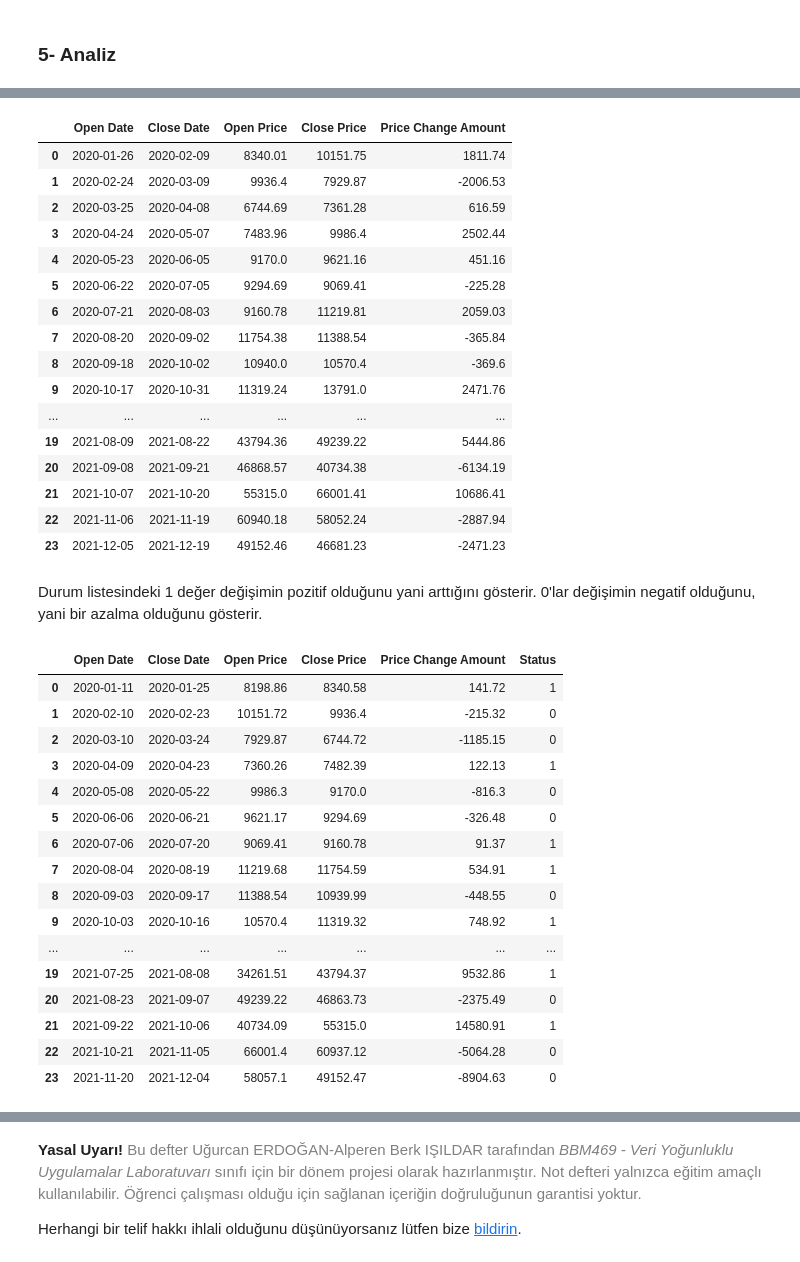
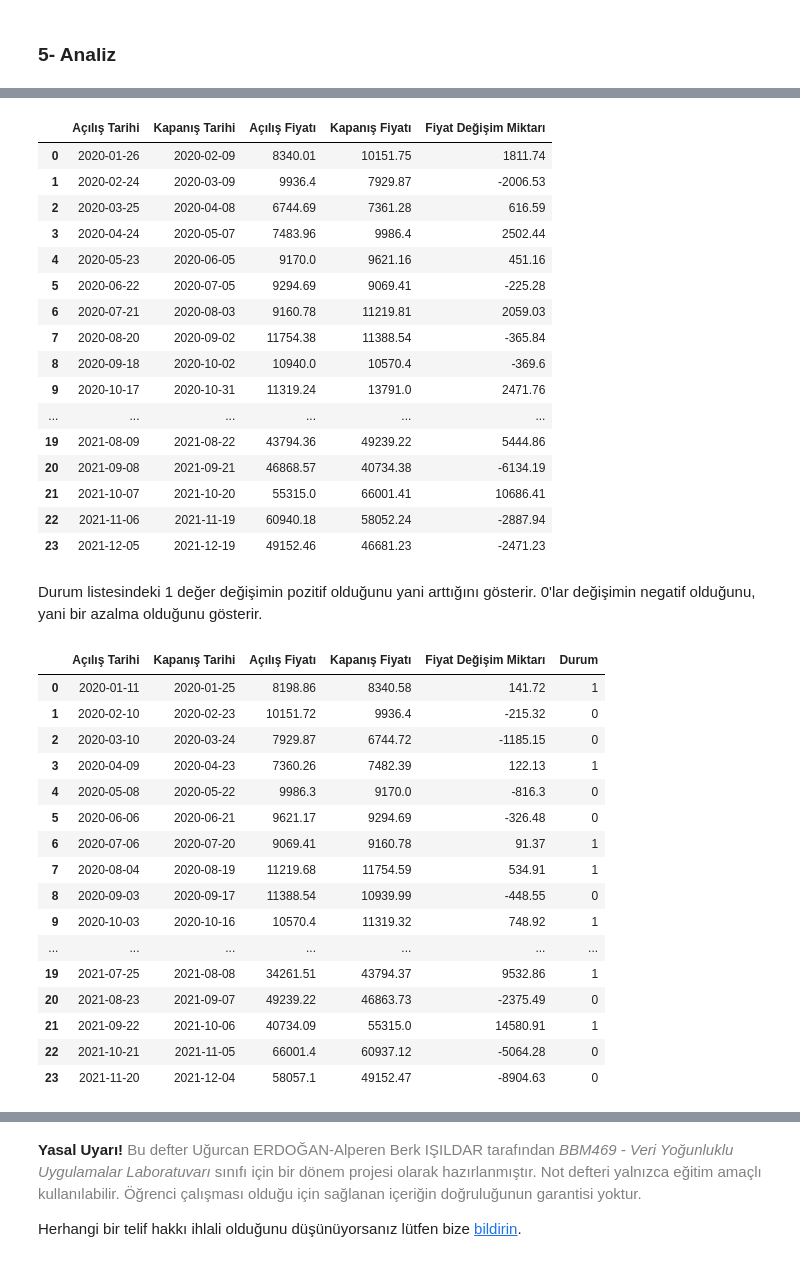
Before and after one commit to ugurcanerdogan/Effects-of-Moon-Cycles-on-Cryptocurrencies, a Jupyter notebook: dscp_tr.ipynb, the cells around one changed output, grey strips where cells are left out. Saved outputs shown, nothing was run; the diff lists cells and outputs as text; code cells hidden in the pictures.

```diff
--- a/dscp_tr.ipynb
+++ b/dscp_tr.ipynb
@@ -297,27 +306,27 @@ kapanis_tarihleri = []
 # BTC Fiyatı veri çerçevesinden tüm dolunay evresi aralıklarını ve diğer bilgileri seçme.
 for i in range(dolunay_evresi_verileri.shape[0]):
     for j in range(ozet_veri_cercevesi.shape[0]):
-        if dolunay_evresi_verileri.iloc[i]["Phase\'s Next Date"] == ozet_veri_cercevesi.iloc[j]["Open Time"]:
-            acilis_fiyati = ozet_veri_cercevesi.iloc[j]["Open"]
+        if dolunay_evresi_verileri.iloc[i]["Phase\'s Next Date"] == ozet_veri_cercevesi.iloc[j]["Açılış Tarihi"]:
+            acilis_fiyati = ozet_veri_cercevesi.iloc[j]["Açılış Fiyatı"]
             acilis_fiyatlari_listesi.append(acilis_fiyati)
             acilis_tarihleri.append(dolunay_evresi_verileri.iloc[i]["Phase\'s Next Date"])
 
 for i in range(dolunay_evresi_verileri.shape[0]):
     for j in range(ozet_veri_cercevesi.shape[0]):
-        if dolunay_evresi_verileri.iloc[i]["Next Phase\'s First Date"] == ozet_veri_cercevesi.iloc[j]["Close Time"]:
-            kapanis_fiyati = ozet_veri_cercevesi.iloc[j]["Close"]
+        if dolunay_evresi_verileri.iloc[i]["Next Phase\'s First Date"] == ozet_veri_cercevesi.iloc[j]["Kapanış Tarihi"]:
+            kapanis_fiyati = ozet_veri_cercevesi.iloc[j]["Kapanış Fiyatı"]
             kapanis_fiyatlari_listesi.append(kapanis_fiyati)
             kapanis_tarihleri.append(dolunay_evresi_verileri.iloc[i]["Next Phase\'s First Date"])
 # %%
 # Artış görülmesi beklenen tarih aralıklarının yer aldığı veri çerçevesini, doldurduğumuz listeler ile oluşturma.
 artmasi_beklenenlerin_veri_cercevesi = pd.DataFrame([acilis_tarihleri,kapanis_tarihleri,acilis_fiyatlari_listesi,kapanis_fiyatlari_listesi]).transpose()
-artmasi_beklenenlerin_veri_cercevesi.columns=['Open Date','Close Date','Open Price','Close Price']
+artmasi_beklenenlerin_veri_cercevesi.columns=['Açılış Tarihi','Kapanış Tarihi','Açılış Fiyatı','Kapanış Fiyatı']
 
 # Çıkarma işlemi ile fiyat değişim tutarının hesaplanması.
-artmasi_beklenenlerin_veri_cercevesi = pd.concat([artmasi_beklenenlerin_veri_cercevesi, artmasi_beklenenlerin_veri_cercevesi["Close Price"]-artmasi_beklenenlerin_veri_cercevesi["Open Price"]], axis=1, join='inner')
+artmasi_beklenenlerin_veri_cercevesi = pd.concat([artmasi_beklenenlerin_veri_cercevesi, artmasi_beklenenlerin_veri_cercevesi['Kapanış Fiyatı']-artmasi_beklenenlerin_veri_cercevesi['Açılış Fiyatı']], axis=1, join='inner')
 
 # Sütün isimlerini düzenleme.
-artmasi_beklenenlerin_veri_cercevesi.columns=['Open Date','Close Date','Open Price','Close Price', 'Price Change Amount']
+artmasi_beklenenlerin_veri_cercevesi.columns=['Açılış Tarihi','Kapanış Tarihi','Açılış Fiyatı','Kapanış Fiyatı', 'Fiyat Değişim Miktarı']
 
 artmasi_beklenenlerin_veri_cercevesi
 # %% [output]
@@ -348,31 +357,31 @@ kapanis_tarihleri = []
 # BTC Fiyatı veri çerçevesinden tüm yeni ay evresi aralıklarını ve diğer bilgileri seçme.
 for i in range(yeniay_evresi_verileri.shape[0]):
     for j in range(ozet_veri_cercevesi.shape[0]):
-        if yeniay_evresi_verileri.iloc[i]["Phase\'s Next Date"] == ozet_veri_cercevesi.iloc[j]["Open Time"]:
-            acilis_fiyati = ozet_veri_cercevesi.iloc[j]["Open"]
+        if yeniay_evresi_verileri.iloc[i]["Phase\'s Next Date"] == ozet_veri_cercevesi.iloc[j]["Açılış Tarihi"]:
+            acilis_fiyati = ozet_veri_cercevesi.iloc[j]["Açılış Fiyatı"]
             acilis_fiyatlari_listesi.append(acilis_fiyati)
             acilis_tarihleri.append(yeniay_evresi_verileri.iloc[i]["Phase\'s Next Date"])
 
 for i in range(yeniay_evresi_verileri.shape[0]):
     for j in range(ozet_veri_cercevesi.shape[0]):
-        if yeniay_evresi_verileri.iloc[i]["Next Phase\'s First Date"] == ozet_veri_cercevesi.iloc[j]["Close Time"]:
-            kapanis_fiyati = ozet_veri_cercevesi.iloc[j]["Close"]
+        if yeniay_evresi_verileri.iloc[i]["Next Phase\'s First Date"] == ozet_veri_cercevesi.iloc[j]["Kapanış Tarihi"]:
+            kapanis_fiyati = ozet_veri_cercevesi.iloc[j]["Kapanış Fiyatı"]
             kapanis_fiyatlari_listesi.append(kapanis_fiyati)
             kapanis_tarihleri.append(yeniay_evresi_verileri.iloc[i]["Next Phase\'s First Date"])
 # %%
 # Azalış görülmesi beklenen tarih aralıklarının yer aldığı veri çerçevesini, doldurduğumuz listeler ile oluşturma.
 azalmasi_beklenenlerin_veri_cercevesi = pd.DataFrame([acilis_tarihleri,kapanis_tarihleri,acilis_fiyatlari_listesi,kapanis_fiyatlari_listesi]).transpose()
-azalmasi_beklenenlerin_veri_cercevesi.columns=['Open Date','Close Date','Open Price','Close Price']
+azalmasi_beklenenlerin_veri_cercevesi.columns=['Açılış Tarihi','Kapanış Tarihi','Açılış Fiyatı','Kapanış Fiyatı']
 
 # Çıkarma işlemi ile fiyat değişim tutarının hesaplanması.
-azalmasi_beklenenlerin_veri_cercevesi = pd.concat([azalmasi_beklenenlerin_veri_cercevesi, azalmasi_beklenenlerin_veri_cercevesi["Close Price"]-azalmasi_beklenenlerin_veri_cercevesi["Open Price"]], axis=1, join='inner')
+azalmasi_beklenenlerin_veri_cercevesi = pd.concat([azalmasi_beklenenlerin_veri_cercevesi, azalmasi_beklenenlerin_veri_cercevesi['Kapanış Fiyatı']-azalmasi_beklenenlerin_veri_cercevesi['Açılış Fiyatı']], axis=1, join='inner')
 
 # Sütün isimlerini düzenleme.
-azalmasi_beklenenlerin_veri_cercevesi.columns=['Open Date','Close Date','Open Price','Close Price', 'Price Change Amount']
+azalmasi_beklenenlerin_veri_cercevesi.columns=['Açılış Tarihi','Kapanış Tarihi','Açılış Fiyatı','Kapanış Fiyatı', 'Fiyat Değişim Miktarı']
 
 azalmasi_beklenenlerin_veri_cercevesi
 # %% [output]
-|  | Open Date | Close Date | Open Price | Close Price | Price Change Amount |
+|  | Açılış Tarihi | Kapanış Tarihi | Açılış Fiyatı | Kapanış Fiyatı | Fiyat Değişim Miktarı |
 | 0 | 2020-01-26 | 2020-02-09 | 8340.01 | 10151.75 | 1811.74 |
 | 1 | 2020-02-24 | 2020-03-09 | 9936.4 | 7929.87 | -2006.53 |
 | 2 | 2020-03-25 | 2020-04-08 | 6744.69 | 7361.28 | 616.59 |
@@ -395,17 +404,17 @@ Durum listesindeki 1 değer değişimin pozitif olduğunu yani arttığını gö
 # Fiyat değişim tutarının işaretine göre artış/azalış durumunu belirliyoruz. (Fiyat değişiminin her zaman sıfırdan farklı olduğunu varsayıyoruz. Çünkü bu durum çok düşük bir ihtimal.)
 durum_listesi = []
 for i in range(artmasi_beklenenlerin_veri_cercevesi.shape[0]):
-    if artmasi_beklenenlerin_veri_cercevesi.iloc[i]["Price Change Amount"] > 0:
+    if artmasi_beklenenlerin_veri_cercevesi.iloc[i]["Fiyat Değişim Miktarı"] > 0:
         durum_listesi.append(1)
     else:
         durum_listesi.append(0)
 # %%
 # Birinci grup ve durum listesini yan yana birleştirme işlemi.
 artmasi_beklenenlerin_veri_cercevesi = pd.concat([artmasi_beklenenlerin_veri_cercevesi, pd.DataFrame(durum_listesi)], axis=1, join='inner')
-artmasi_beklenenlerin_veri_cercevesi.columns=['Open Date','Close Date','Open Price','Close Price', 'Price Change Amount', 'Status']
+artmasi_beklenenlerin_veri_cercevesi.columns=['Açılış Tarihi','Kapanış Tarihi','Açılış Fiyatı','Kapanış Fiyatı', 'Fiyat Değişim Miktarı', 'Durum']
 artmasi_beklenenlerin_veri_cercevesi
 # %% [output]
-|  | Open Date | Close Date | Open Price | Close Price | Price Change Amount | Status |
+|  | Açılış Tarihi | Kapanış Tarihi | Açılış Fiyatı | Kapanış Fiyatı | Fiyat Değişim Miktarı | Durum |
 | 0 | 2020-01-11 | 2020-01-25 | 8198.86 | 8340.58 | 141.72 | 1 |
 | 1 | 2020-02-10 | 2020-02-23 | 10151.72 | 9936.4 | -215.32 | 0 |
 | 2 | 2020-03-10 | 2020-03-24 | 7929.87 | 6744.72 | -1185.15 | 0 |
```
Also changed, not shown: parts of 39 cells of this notebook, 1 other file.
